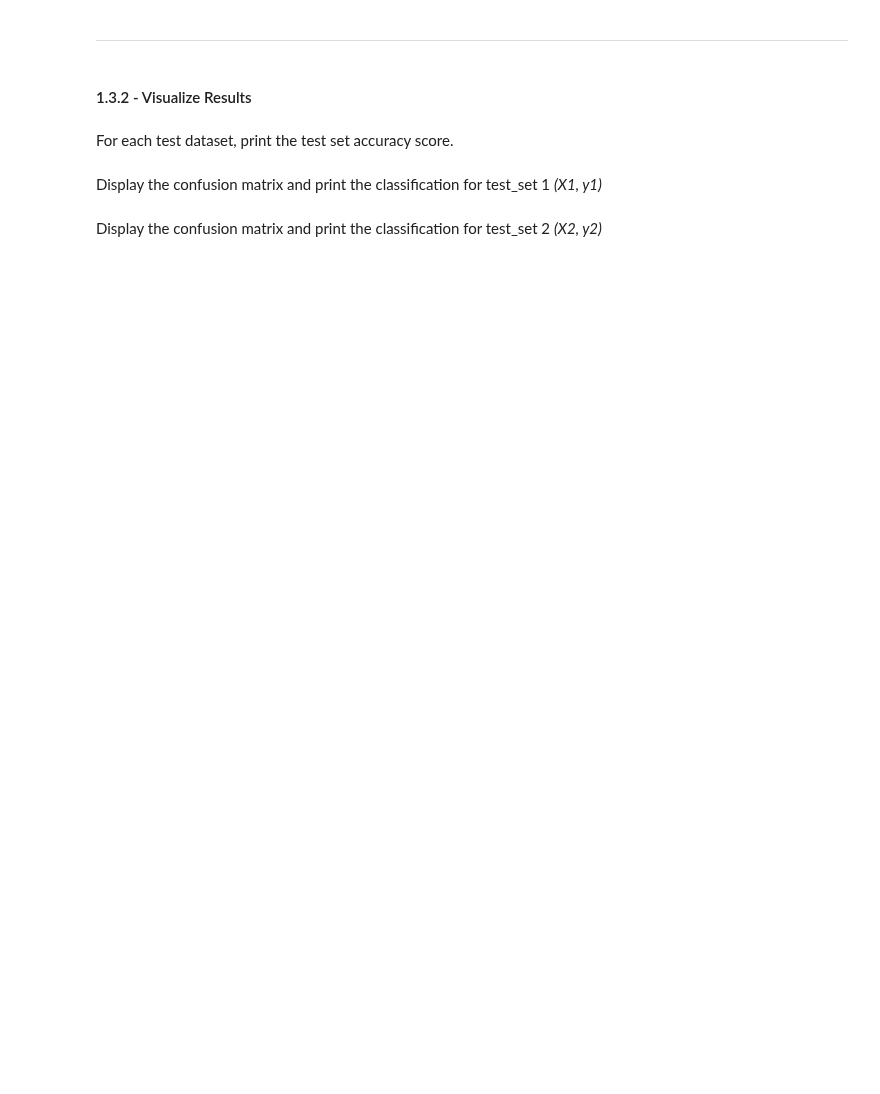
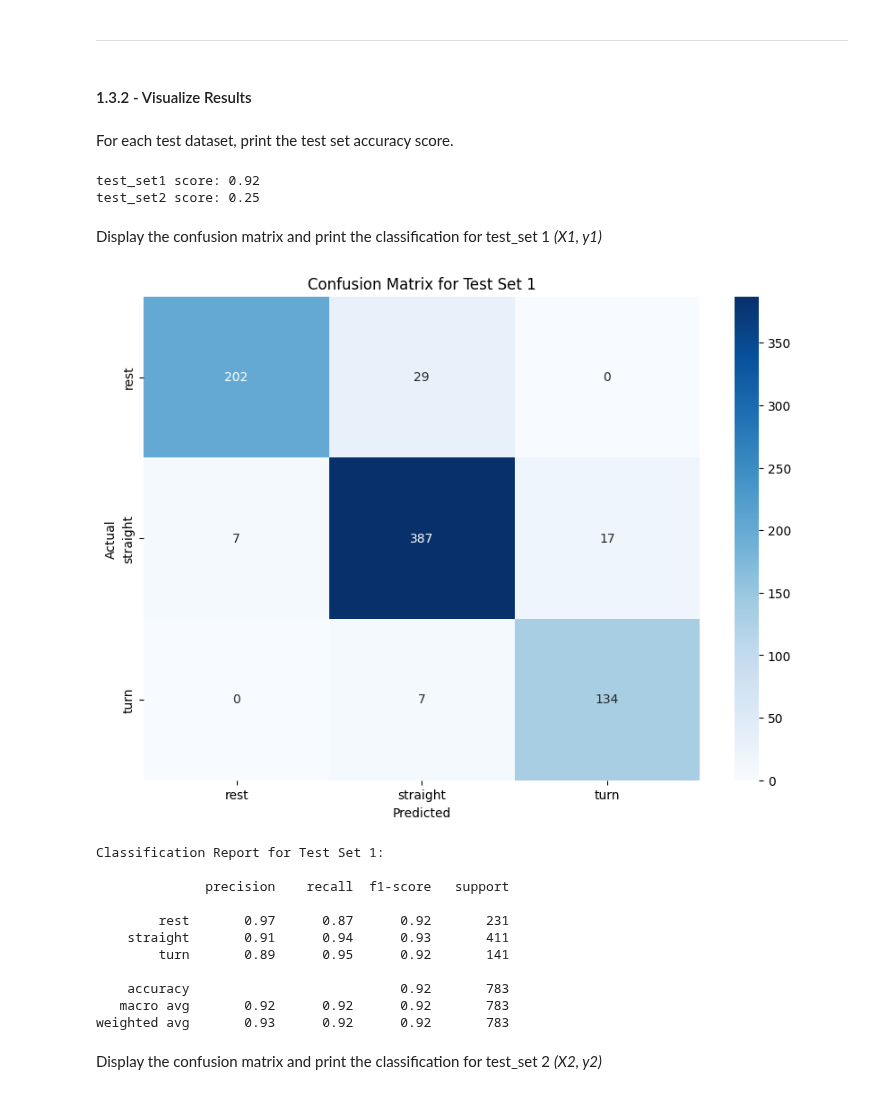
Before and after one commit to elviskwakunyarko/ENGG680_2024_fall, a Jupyter notebook: Lab_Assignment4/Assignment 4.ipynb, the cells around one changed output. Cells and saved outputs as stored; diff of their text form; code cells hidden in the pictures; blank space fills up the shorter version.

```diff
--- a/Lab_Assignment4/Assignment 4.ipynb
+++ b/Lab_Assignment4/Assignment 4.ipynb
@@ -117,0 +196,13 @@ Define the grid search configuration (*param_grid*) for training and hyper param
+# %%
+# TODO - Setup grid set
+# (4 marks)
+
+param_grid = {
+    'scaler': [StandardScaler(), RobustScaler(), None],  # Options for scaling
+    'classifier__C': [0.01, 0.1, 1, 10, 100],           # Values for C
+    'classifier__gamma': [0.001, 0.01, 0.1, 1],         # Values for gamma
+    'classifier__kernel': ['rbf']                       # Radial Basis Function kernel
+}
+
+# Display the parameter grid
+param_grid
@@ -169,6 +377,8 @@ The test_sets must be seperated into features (Xs) and targets (ys).
 # %%
 # TODO - Load the target vector from test_set1 into y1, and all features from test_set1 into X1
 # (1 marks)
-# y1 =
-# X1 =
+y1 = test_set1['motion_state']  # Target vector
+X1 = test_set1.drop(columns=['motion_state'])  # All features
+
+# Display the first 2 rows of X1
 X1.head(2)
@@ -187,7 +409,14 @@ For each test dataset, print the test set accuracy score.
 # TODO - Print test score accuracies for test_set1 and test_set2
 # (1 marks)
 
-#print("test_set1 score: {:.2f}".format(???))
-#print("test_set2 score: {:.2f}".format(???))
+# Calculate and print test score accuracies for test_set1 and test_set2
+test_set1_score = grid_search.score(X1, y1)
+test_set2_score = grid_search.score(X2, y2)
+
+print("test_set1 score: {:.2f}".format(test_set1_score))
+print("test_set2 score: {:.2f}".format(test_set2_score))
+# %% [output]
+test_set1 score: 0.92
+test_set2 score: 0.25
 # %% [markdown]
 Display the confusion matrix and print the classification for test_set 1 *(X1, y1)*
@@ -197,2 +423,43 @@ Display the confusion matrix and print the classification for test_set 1 *(X1, y
+# %%
+# TODO - Display confusion matrix and print classification report for (X1, y1)
+# (1 marks)
+# Generate predictions using the best model from the grid search for test_set1
+y1_pred = grid_search.predict(X1)
+
+# Generate the confusion matrix for test_set1
+conf_matrix1 = confusion_matrix(y1, y1_pred)
+
+# Display the confusion matrix
+plt.figure(figsize=(10, 7))
+sns.heatmap(
+    conf_matrix1,
+    annot=True,
+    fmt='d',
+    cmap='Blues',
+    xticklabels=sorted(y1.unique()),  # Ensure labels are in sorted order
+    yticklabels=sorted(y1.unique())
+)
+plt.xlabel('Predicted')
+plt.ylabel('Actual')
+plt.title('Confusion Matrix for Test Set 1')
+plt.show()
+
+# Print the classification report for test_set1
+class_report1 = classification_report(y1, y1_pred, zero_division=0)
+print("Classification Report for Test Set 1:\n")
+print(class_report1)
+# %% [output]
+[figure, added]
+Classification Report for Test Set 1:
+
+              precision    recall  f1-score   support
+
+        rest       0.97      0.87      0.92       231
+    straight       0.91      0.94      0.93       411
+        turn       0.89      0.95      0.92       141
+
+    accuracy                           0.92       783
+   macro avg       0.92      0.92      0.92       783
+weighted avg       0.93      0.92      0.92       783
 # %% [markdown]
 Display the confusion matrix and print the classification for test_set 2 *(X2, y2)*
```
Also changed, not shown: parts of 111 cells of this notebook.
